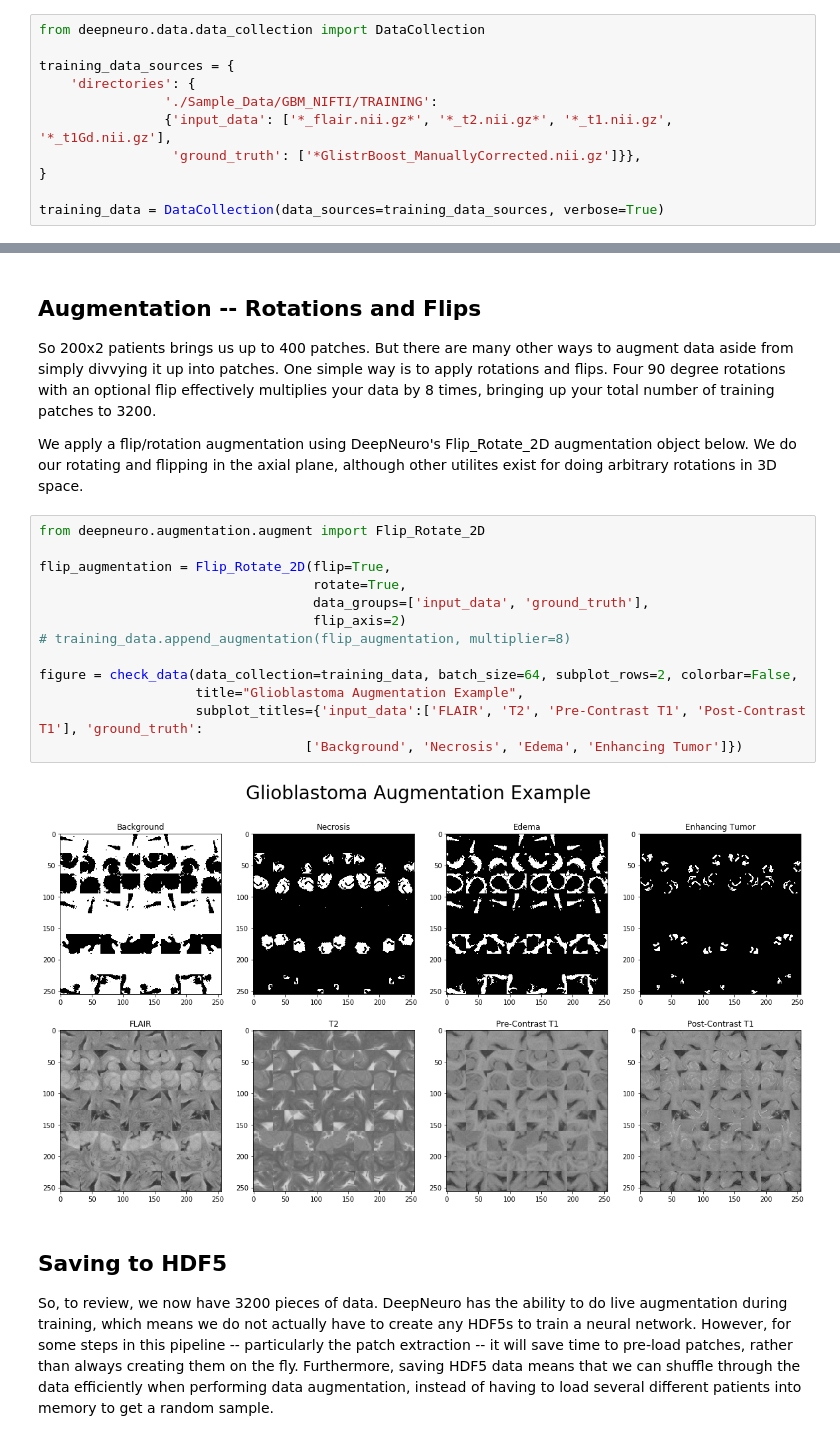
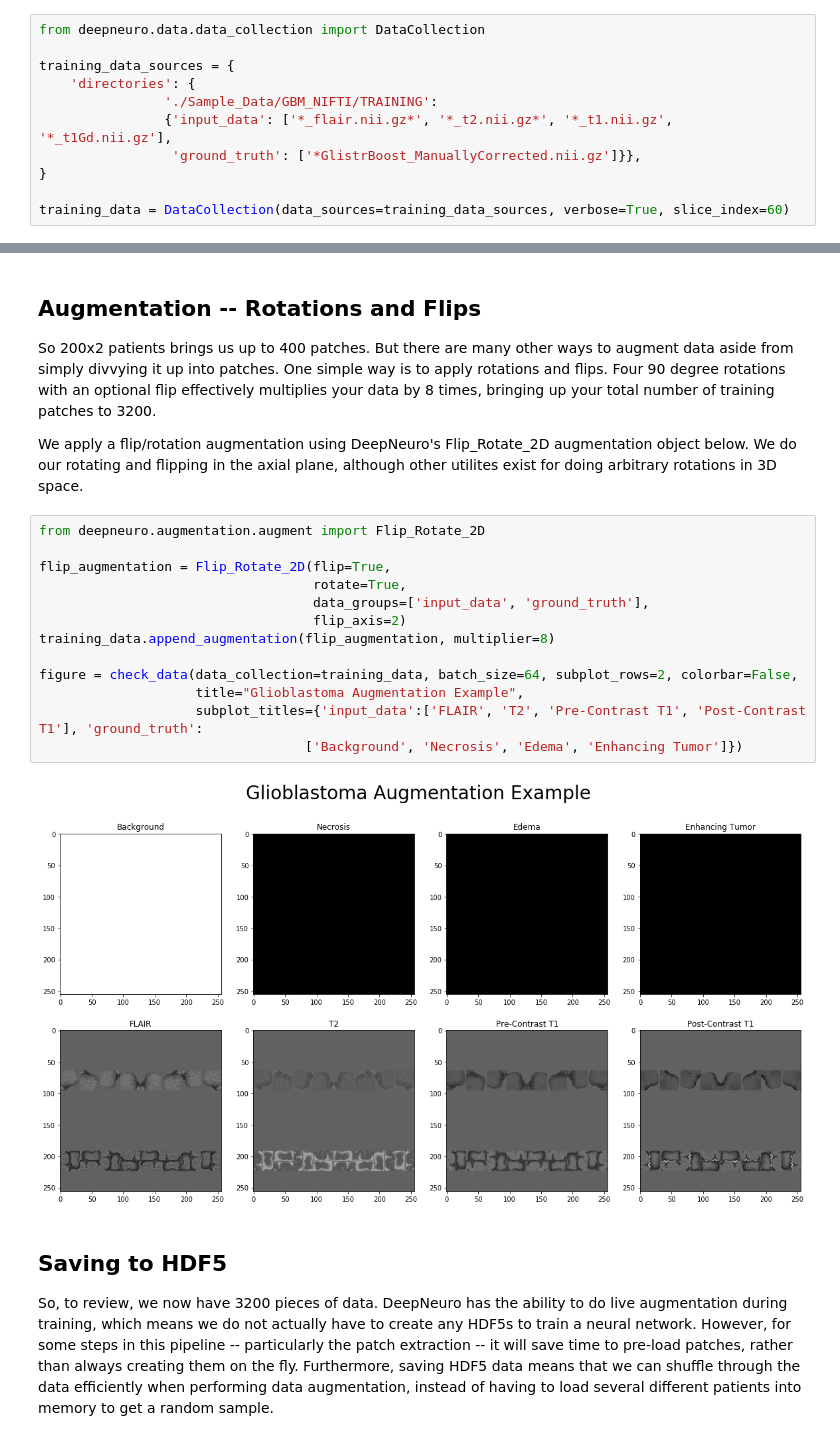
Before and after one commit to QTIM-Lab/DeepNeuro, a Jupyter notebook: notebooks/Preprocess_and_Augment.ipynb, the cells around one changed output, grey strips where cells are left out. Drawn from its saved outputs; the diff is of its cells as text.

```diff
--- a/notebooks/Preprocess_and_Augment.ipynb
+++ b/notebooks/Preprocess_and_Augment.ipynb
@@ -59,7 +51,7 @@ training_data_sources = {
                  'ground_truth': ['*GlistrBoost_ManuallyCorrected.nii.gz']}},
 }
 
-training_data = DataCollection(data_sources=training_data_sources, verbose=True)
+training_data = DataCollection(data_sources=training_data_sources, verbose=True, slice_index=60)
 # %% [output]
 ('Gathering image data from...', {'./Sample_Data/GBM_NIFTI/TRAINING': {'ground_truth': ['*GlistrBoost_ManuallyCorrected.nii.gz'], 'input_data': ['*_flair.nii.gz*', '*_t2.nii.gz*', '*_t1.nii.gz', '*_t1 ...
 ('Found', 2, 'cases..')
@@ -165,18 +155,18 @@ We apply a flip/rotation augmentation using DeepNeuro's Flip_Rotate_2D augmentat
 # %%
 from deepneuro.augmentation.augment import Flip_Rotate_2D
 
 flip_augmentation = Flip_Rotate_2D(flip=True,
                                    rotate=True,
                                    data_groups=['input_data', 'ground_truth'],
                                    flip_axis=2)
-# training_data.append_augmentation(flip_augmentation, multiplier=8)
+training_data.append_augmentation(flip_augmentation, multiplier=8)
 
 figure = check_data(data_collection=training_data, batch_size=64, subplot_rows=2, colorbar=False,
                     title="Glioblastoma Augmentation Example",
                     subplot_titles={'input_data':['FLAIR', 'T2', 'Pre-Contrast T1', 'Post-Contrast T1'], 'ground_truth':
                                   ['Background', 'Necrosis', 'Edema', 'Enhancing Tumor']})
 # %% [output]
-[figure, old version]
+[figure, new version]
 # %% [markdown]
 ## Saving to HDF5
 
```
Also changed, not shown: parts of 8 cells of this notebook, 43 other files.
